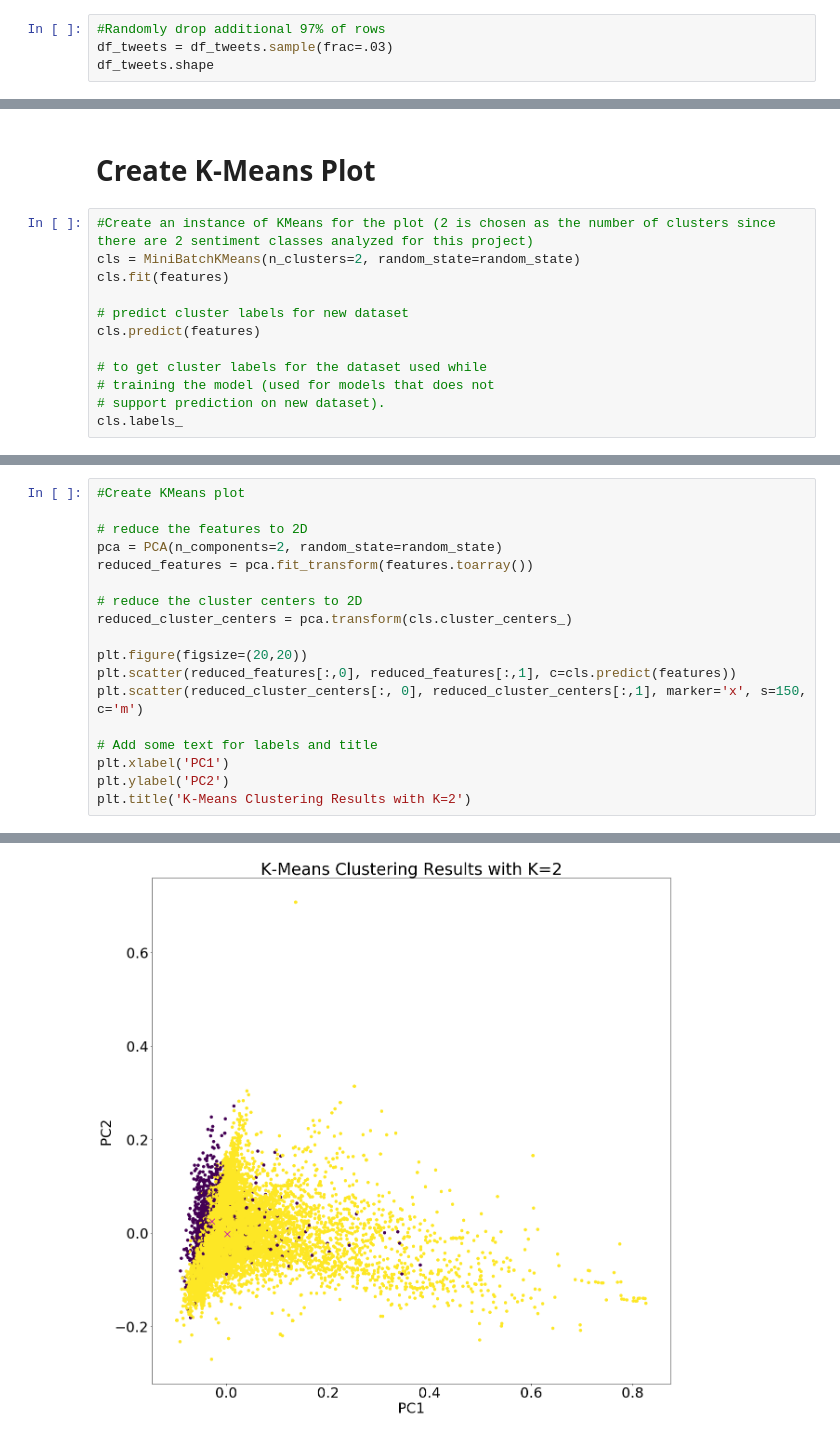
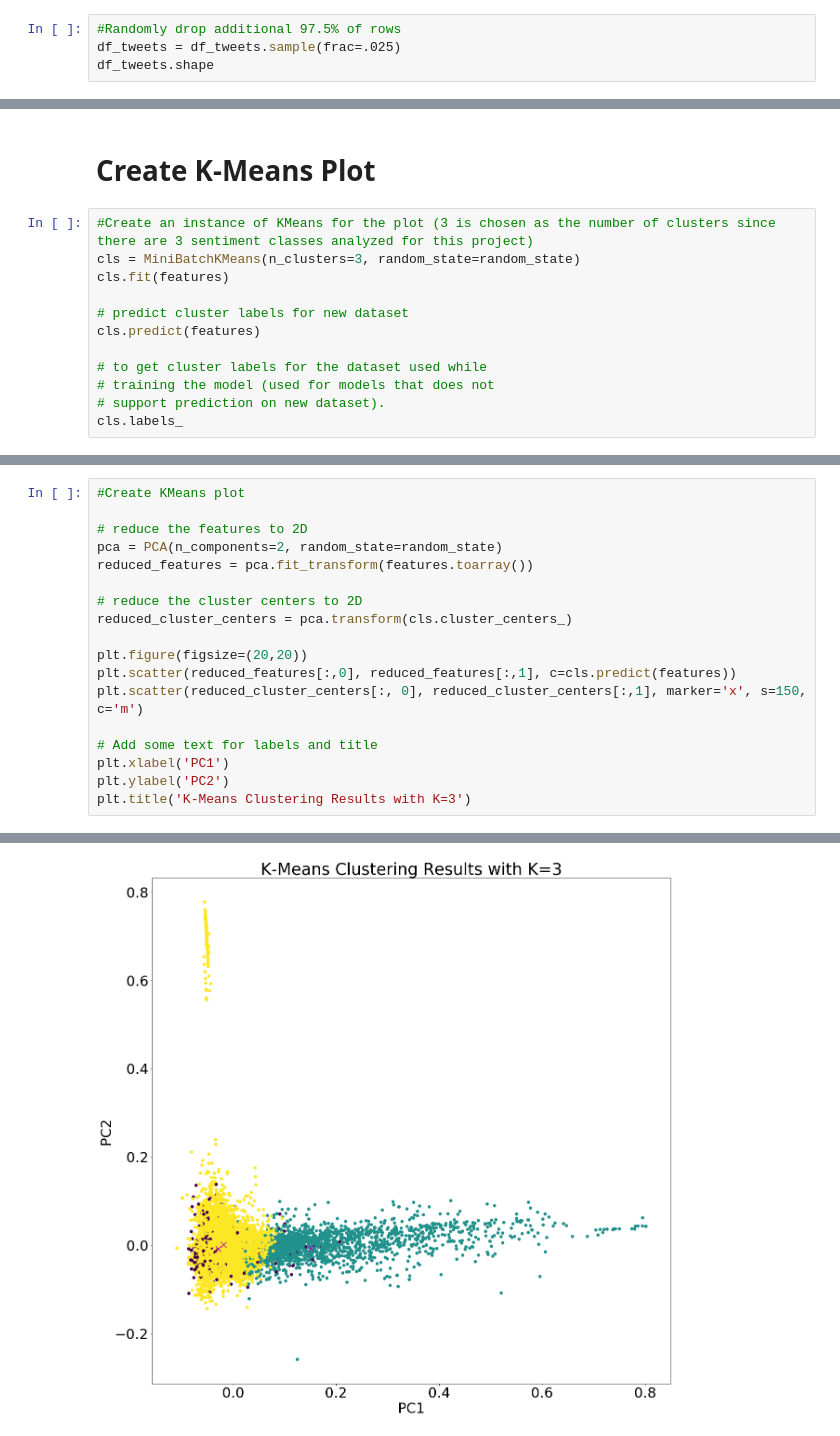
Before and after one commit to mlliu-github/Springboard-Data-Science-Career-Track, a Jupyter notebook: Capstone Project 2/Capstone Project 2 - Clustering.ipynb, the cells around one changed output, grey strips where cells are left out. Drawn from its saved outputs; the diff is of its cells as text.

```diff
--- a/Capstone Project 2/Capstone Project 2 - Clustering.ipynb
+++ b/Capstone Project 2/Capstone Project 2 - Clustering.ipynb
@@ -32,7 +32,7 @@ df_tweets.shape
 # %% [markdown]
 # Reduce Dataset Size
 # %%
-#Randomly drop additional 97% of rows
-df_tweets = df_tweets.sample(frac=.03)
+#Randomly drop additional 97.5% of rows
+df_tweets = df_tweets.sample(frac=.025)
 df_tweets.shape
 # %% [output]
@@ -91,8 +91,8 @@ Cluster 1:
 # %% [markdown]
 # Create K-Means Plot
 # %%
-#Create an instance of KMeans for the plot (2 is chosen as the number of clusters since there are 2 sentiment classes analyzed for this project)
-cls = MiniBatchKMeans(n_clusters=2, random_state=random_state)
+#Create an instance of KMeans for the plot (3 is chosen as the number of clusters since there are 3 sentiment classes analyzed for this project)
+cls = MiniBatchKMeans(n_clusters=3, random_state=random_state)
 cls.fit(features)
 
 # predict cluster labels for new dataset
@@ -121,5 +121,5 @@ plt.scatter(reduced_cluster_centers[:, 0], reduced_cluster_centers[:,1], marker=
 # Add some text for labels and title
 plt.xlabel('PC1')
 plt.ylabel('PC2')
-plt.title('K-Means Clustering Results with K=2')
+plt.title('K-Means Clustering Results with K=3')
 # %% [output]
@@ -127,4 +127,4 @@ Text(0.5, 1.0, 'K-Means Clustering Results with K=2')
-[figure, old version]
+[figure, new version]
 # %%
 #Use the Silhouette Coefficient to check how good the clustering model above is
 silhouette_score(features, labels=cls.predict(features))
```
Also changed, not shown: parts of 6 cells of this notebook.
